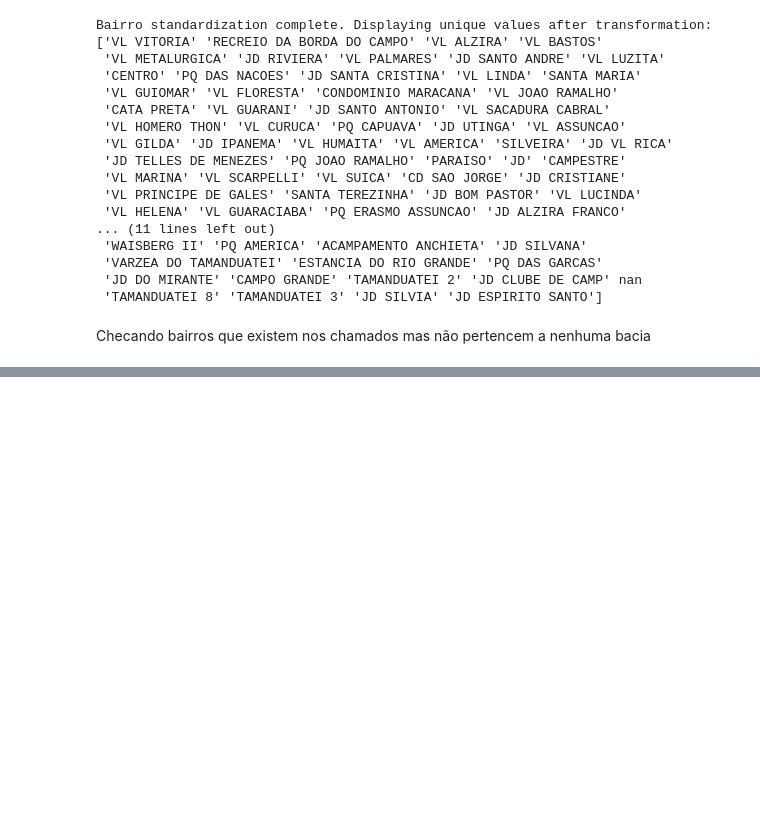
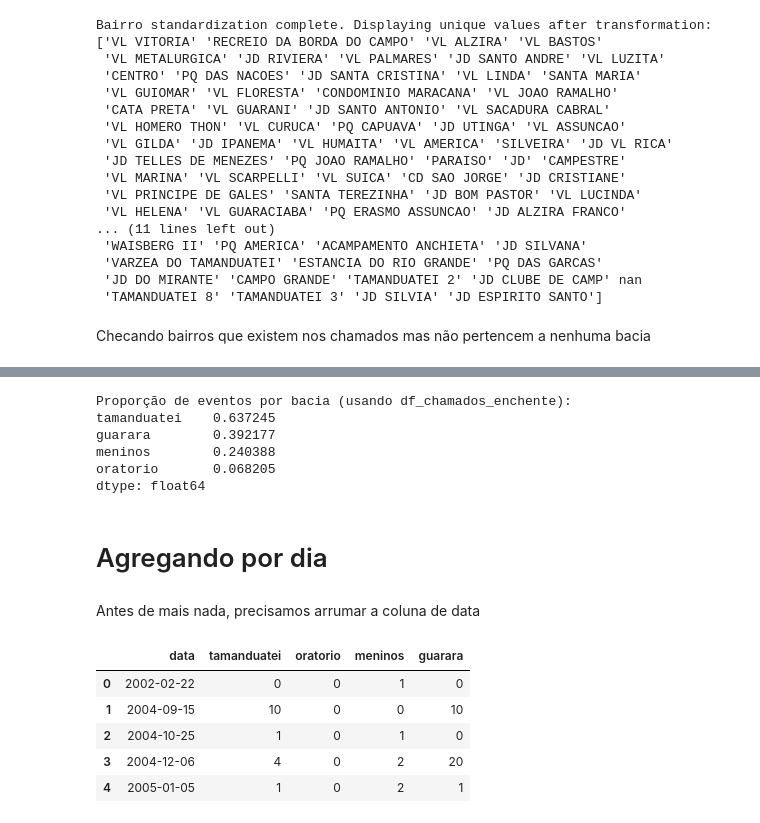
Before and after one commit to gitly-br/PSA_pred_models, a Jupyter notebook: notebooks/Processamento_chamados.ipynb, the cells around one changed output, grey strips where cells are left out. Saved outputs shown, nothing was run; the diff lists cells and outputs as text; code cells hidden in the pictures; blank space fills up the shorter version.

```diff
--- a/notebooks/Processamento_chamados.ipynb
+++ b/notebooks/Processamento_chamados.ipynb
@@ -247,3 +258,8 @@ Os seguintes bairros existem em 'df_chamados' mas não foram encontrados em nenh
 - RECREIO DA BORDA DO CAMPO
 - RIO GRANDE
 - SITIO TAQUARAL
+# %%
+df_chamados_por_bacia = df_chamados.copy()
+
+for bacia_name, bairros_list in bacias_bairros.items():
+    df_chamados_por_bacia[bacia_name] = df_chamados['bairro'].isin(bairros_list).astype(int)
@@ -249,0 +306,7 @@ Os seguintes bairros existem em 'df_chamados' mas não foram encontrados em nenh
+# %%
+# Filtrando por tipo de serviço
+enchente = ["809.3 - DDC - Enchente / Inundação / Alagamento - Núcleo",
+            "809 - DDC - Enchente / Inundação / Alagamento",
+            "809.2 - DDC - Enchente / Inundação / Alagamento - Residência",
+            "809.1 - DDC - Enchente / Inundação / Alagamento - Via",
+            "809.4 - DDC - Enchente / Inundação / Alagamento - Industria / Comércio"]
@@ -249,0 +340,20 @@ Os seguintes bairros existem em 'df_chamados' mas não foram encontrados em nenh
+# %%
+basin_columns = [col for col in df_chamados_enchente.columns if col in bacias_bairros.keys()]
+
+if basin_columns:
+    basin_proportions = df_chamados_enchente[basin_columns].sum() / len(df_chamados_enchente)
+    print("Proporção de eventos por bacia (usando df_chamados_enchente):")
+    print(basin_proportions.sort_values(ascending=False))
+else:
+    print("Nenhuma coluna de bacia encontrada no DataFrame df_chamados_enchente para calcular as proporções.")
+# %% [output]
+Proporção de eventos por bacia (usando df_chamados_enchente):
+tamanduatei    0.637245
+guarara        0.392177
+meninos        0.240388
+oratorio       0.068205
+dtype: float64
+# %% [markdown]
+# Agregando por dia
+# %% [markdown]
+Antes de mais nada, precisamos arrumar a coluna de data
@@ -249,0 +363,12 @@ Os seguintes bairros existem em 'df_chamados' mas não foram encontrados em nenh
+# %%
+basin_columns = ['tamanduatei', 'oratorio', 'meninos', 'guarara']
+df_chamados_diario = df_chamados_enchente_dt.groupby('data')[basin_columns].sum().reset_index()
+
+display(df_chamados_diario.head())
+# %% [output]
+|  | data | tamanduatei | oratorio | meninos | guarara |
+| 0 | 2002-02-22 | 0 | 0 | 1 | 0 |
+| 1 | 2004-09-15 | 10 | 0 | 0 | 10 |
+| 2 | 2004-10-25 | 1 | 0 | 1 | 0 |
+| 3 | 2004-12-06 | 4 | 0 | 2 | 20 |
+| 4 | 2005-01-05 | 1 | 0 | 2 | 1 |
```
Also changed, not shown: parts of 34 cells of this notebook.
